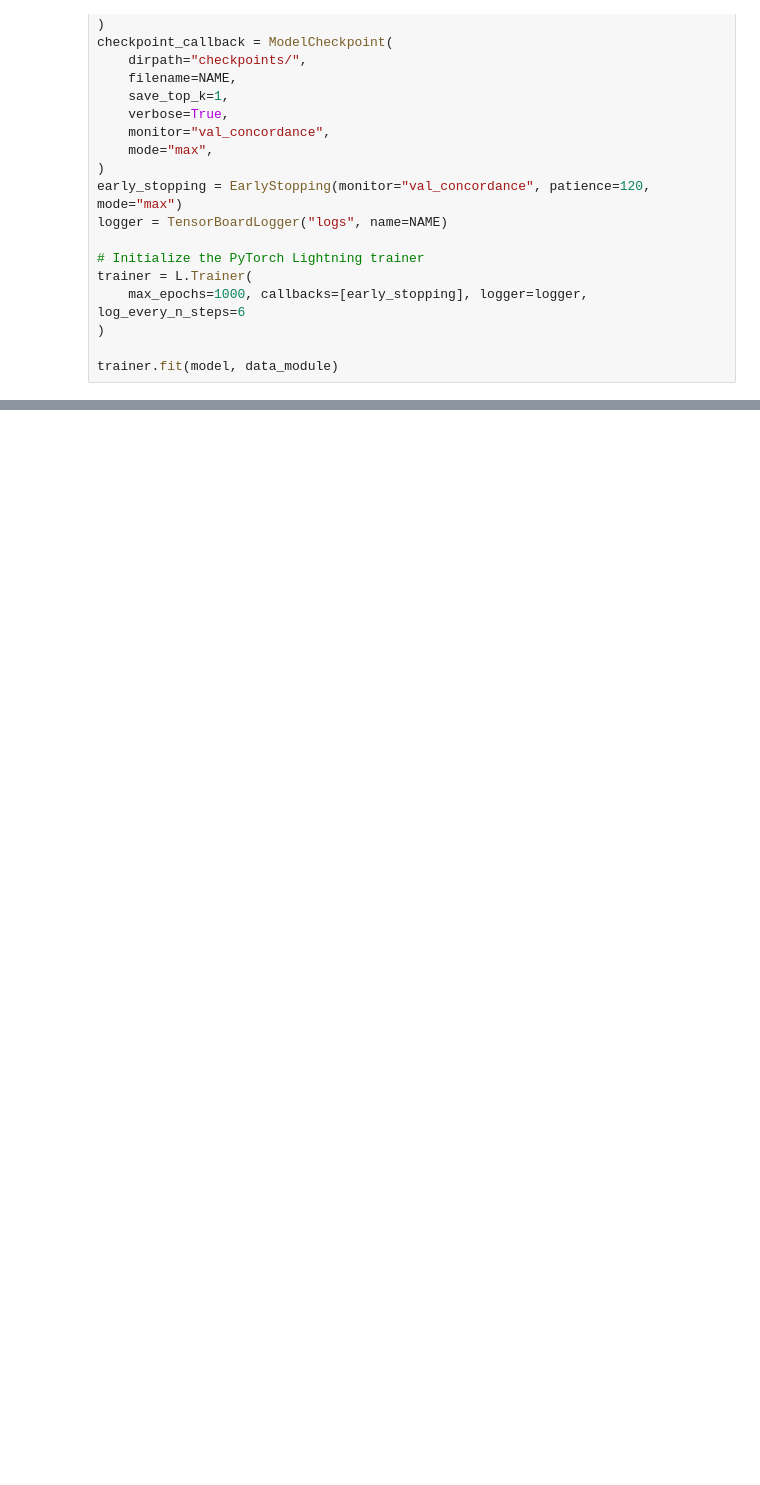
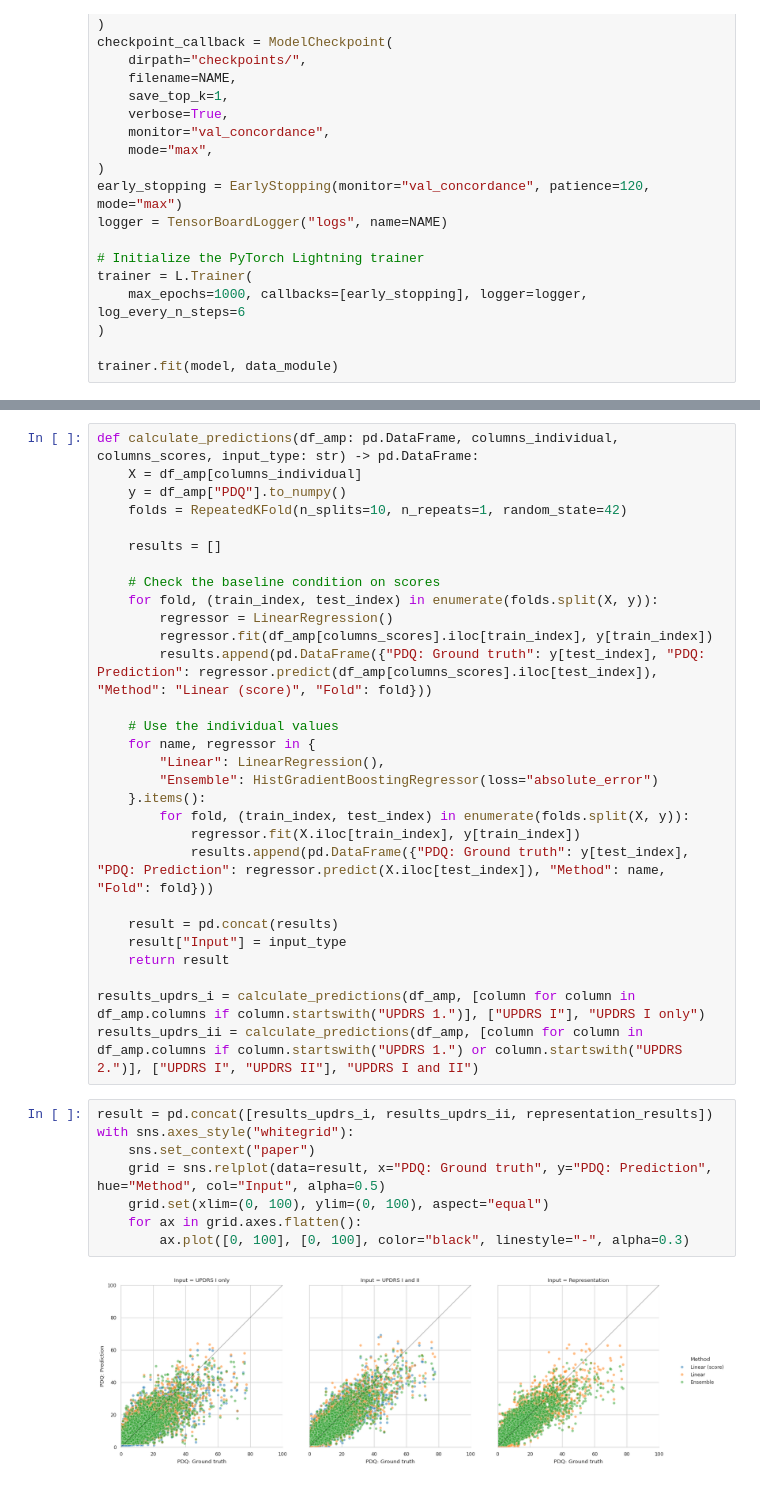
Before and after one commit to UKEIAM/de.uke.iam.parkinson.vae_longitudinal, a Jupyter notebook: src/vae.ipynb, the cells around one changed output, grey strips where cells are left out. Cells and saved outputs as stored; diff of their text form; blank space fills up the shorter version.

```diff
--- a/src/vae.ipynb
+++ b/src/vae.ipynb
@@ -181,0 +315,39 @@ model = VariationAutoencoderModule.load_from_checkpoint(
+# %%
+def calculate_predictions(df_amp: pd.DataFrame, columns_individual, columns_scores, input_type: str) -> pd.DataFrame:
+    X = df_amp[columns_individual]
+    y = df_amp["PDQ"].to_numpy()
+    folds = RepeatedKFold(n_splits=10, n_repeats=1, random_state=42)
+
+    results = []
+
+    # Check the baseline condition on scores
+    for fold, (train_index, test_index) in enumerate(folds.split(X, y)):
+        regressor = LinearRegression()
+        regressor.fit(df_amp[columns_scores].iloc[train_index], y[train_index])
+        results.append(pd.DataFrame({"PDQ: Ground truth": y[test_index], "PDQ: Prediction": regressor.predict(df_amp[columns_scores].iloc[test_index]), "Method": "Linear (score)", "Fold": fold}))
+
+    # Use the individual values
+    for name, regressor in {
+        "Linear": LinearRegression(),
+        "Ensemble": HistGradientBoostingRegressor(loss="absolute_error")
+    }.items():
+        for fold, (train_index, test_index) in enumerate(folds.split(X, y)):
+            regressor.fit(X.iloc[train_index], y[train_index])
+            results.append(pd.DataFrame({"PDQ: Ground truth": y[test_index], "PDQ: Prediction": regressor.predict(X.iloc[test_index]), "Method": name, "Fold": fold}))
+
+    result = pd.concat(results)
+    result["Input"] = input_type
+    return result
+
+results_updrs_i = calculate_predictions(df_amp, [column for column in df_amp.columns if column.startswith("UPDRS 1.")], ["UPDRS I"], "UPDRS I only")
+results_updrs_ii = calculate_predictions(df_amp, [column for column in df_amp.columns if column.startswith("UPDRS 1.") or column.startswith("UPDRS 2.")], ["UPDRS I", "UPDRS II"], "UPDRS I and II")
+# %%
+result = pd.concat([results_updrs_i, results_updrs_ii, representation_results])
+with sns.axes_style("whitegrid"):
+    sns.set_context("paper")
+    grid = sns.relplot(data=result, x="PDQ: Ground truth", y="PDQ: Prediction", hue="Method", col="Input", alpha=0.5)
+    grid.set(xlim=(0, 100), ylim=(0, 100), aspect="equal")
+    for ax in grid.axes.flatten():
+        ax.plot([0, 100], [0, 100], color="black", linestyle="-", alpha=0.3)
+# %% [output]
+[figure, added]
```
Also changed, not shown: parts of 14 cells of this notebook.
